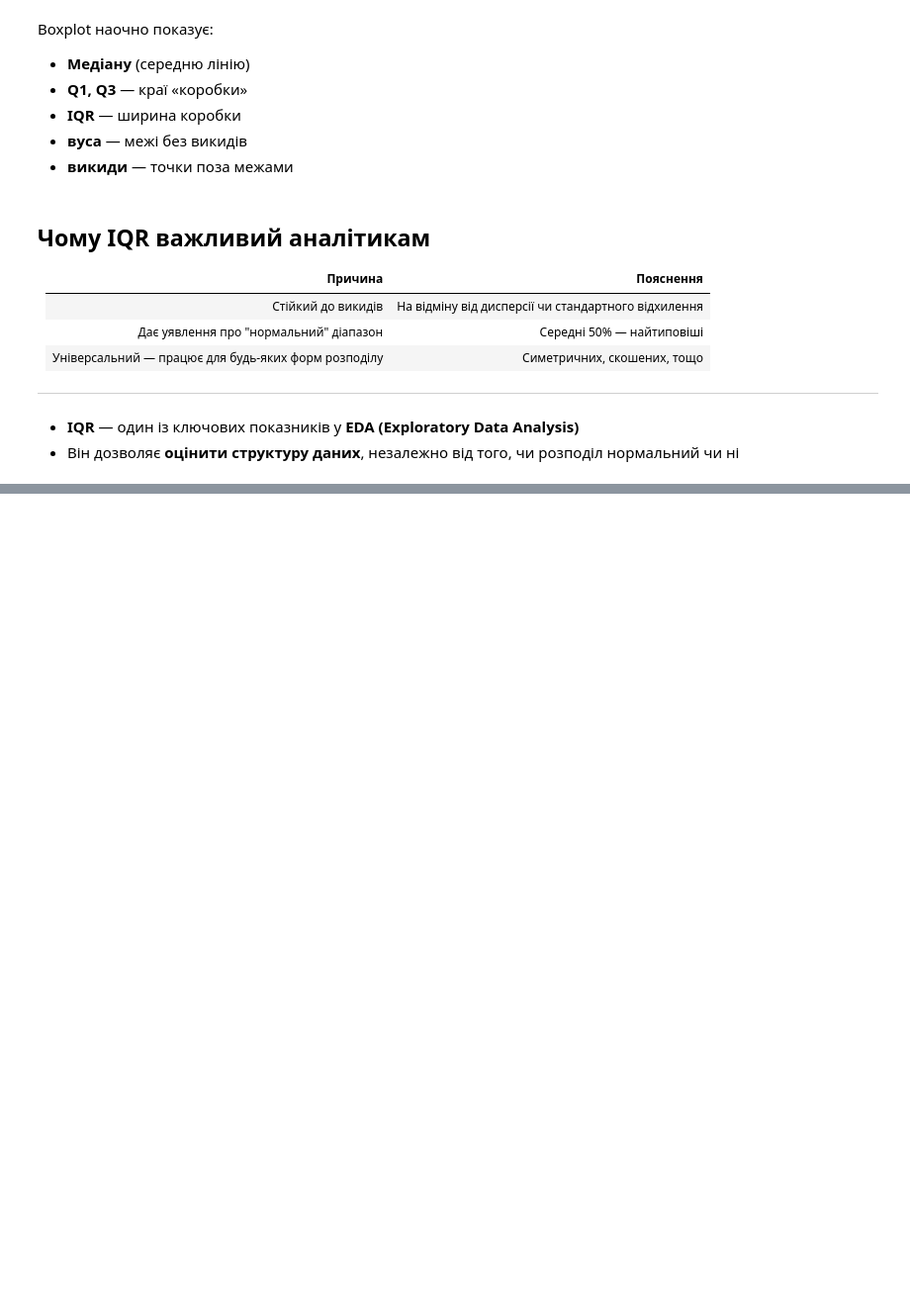
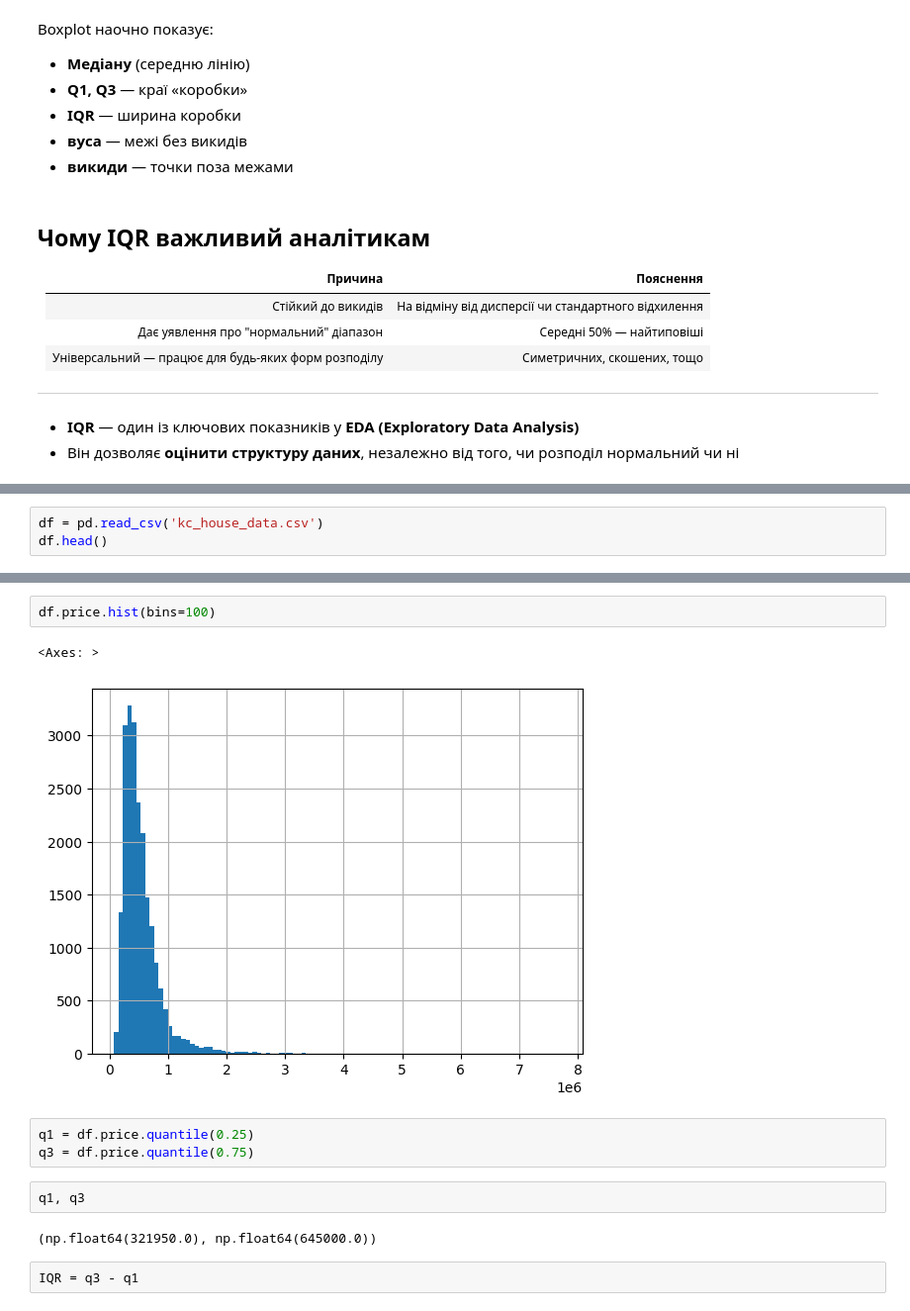
Before and after one commit to cpython-projects/python_da_06_11_25, a Jupyter notebook: lesson_15.ipynb, the cells around one changed output, grey strips where cells are left out. Shown at 99% size. Drawn from its saved outputs; the diff is of its cells as text; blank space fills up the shorter version.

```diff
--- a/lesson_15.ipynb
+++ b/lesson_15.ipynb
@@ -762,0 +775,3 @@ Boxplot наочно показує:
+# %%
+df = pd.read_csv('kc_house_data.csv')
+df.head()
@@ -762,0 +786,14 @@ Boxplot наочно показує:
+# %%
+df.price.hist(bins=100)
+# %% [output]
+<Axes: >
+[figure, added]
+# %%
+q1 = df.price.quantile(0.25)
+q3 = df.price.quantile(0.75)
+# %%
+q1, q3
+# %% [output]
+(np.float64(321950.0), np.float64(645000.0))
+# %%
+IQR = q3 - q1
```
Also changed, not shown: parts of 19 cells of this notebook.
